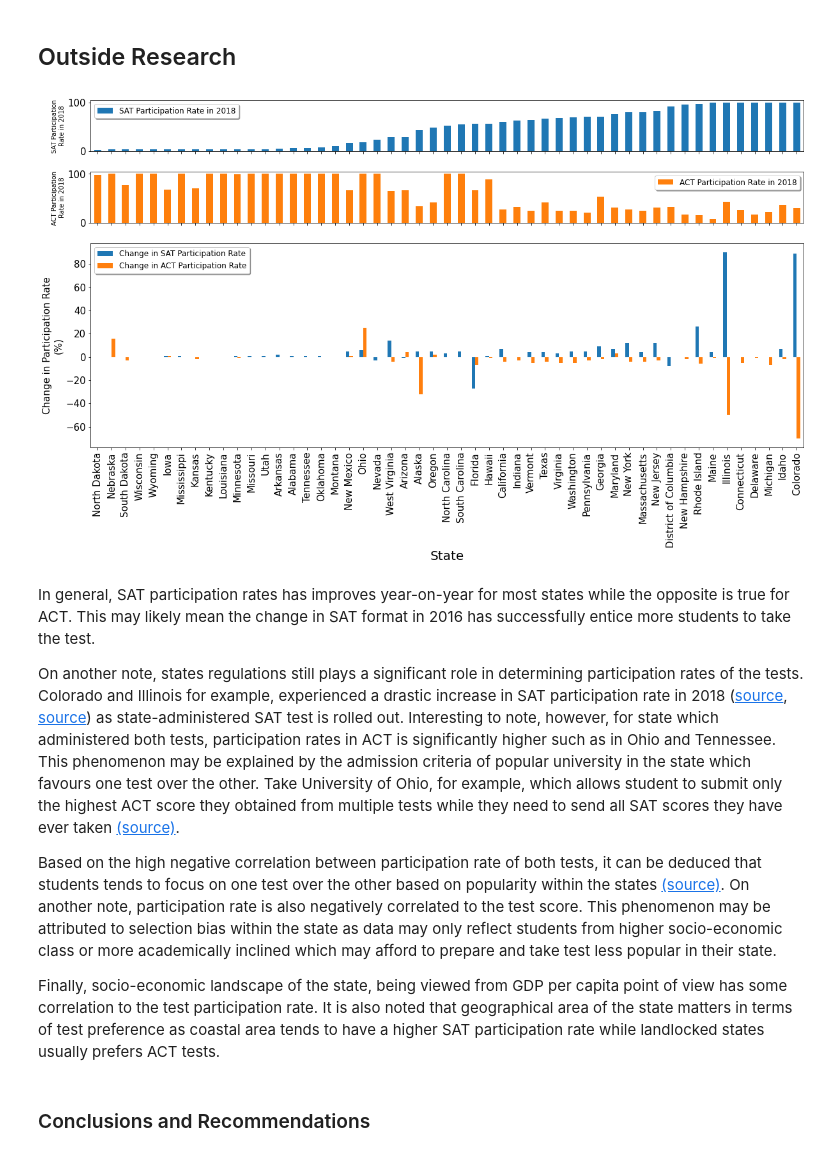
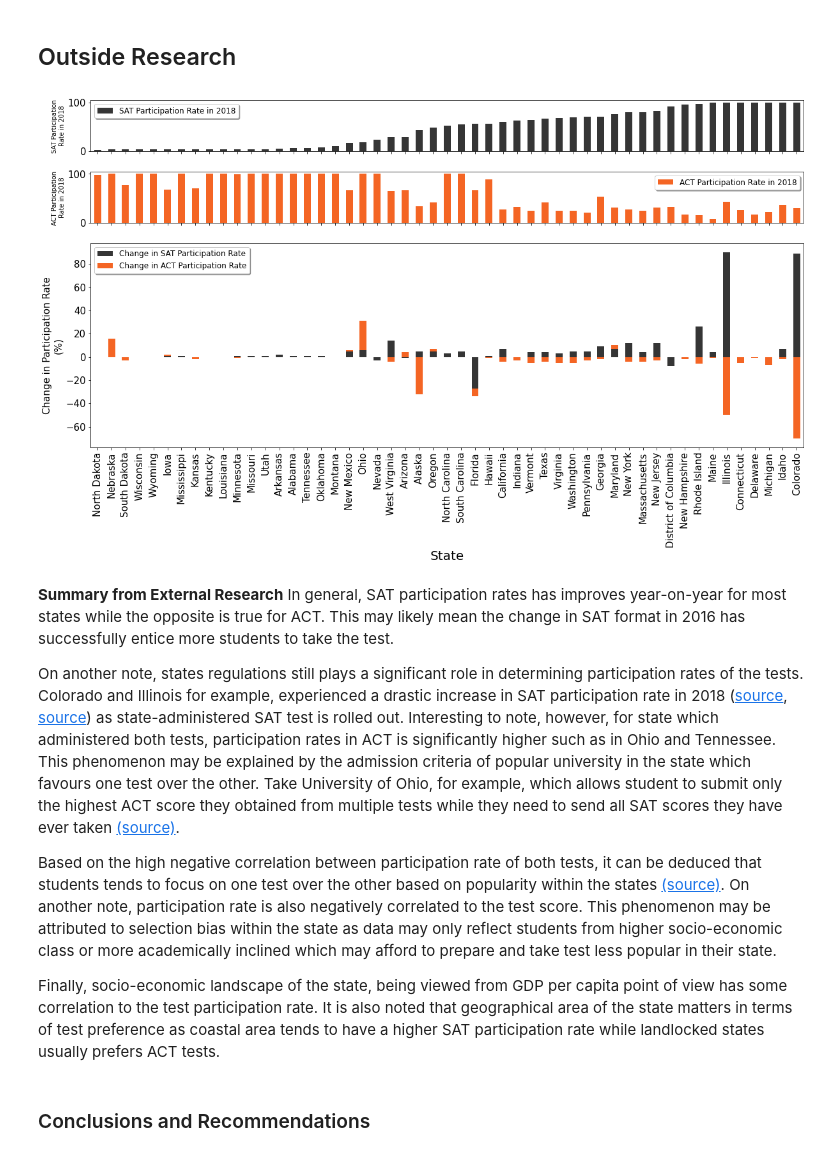
Before and after one commit to jeffersonqiu/general_assembly_projects, a Jupyter notebook: Project_1/code/starter-code.ipynb, the cells around one changed output. Cells and saved outputs as stored; diff of their text form; code cells hidden in the pictures.

```diff
--- a/Project_1/code/starter-code.ipynb
+++ b/Project_1/code/starter-code.ipynb
@@ -1810,30 +1799,35 @@ final['change_part_act'] = final.apply(lambda x: (x['participation_act_2018']-x[
 # %%
 df = final.sort_values(['participation_sat_2018','change_part_sat'\
                         ])[['state','change_part_sat','change_part_act',
                             'participation_act_2018','participation_sat_2018']]
 df['participation_sat_2018'] = df.apply(lambda x: x['participation_sat_2018']*100,axis=1)
 df['participation_act_2018'] = df.apply(lambda x: x['participation_act_2018']*100,axis=1)
 fig, ax = plt.subplots(nrows=3,ncols=1,figsize=(20,10),sharex=True, gridspec_kw={'height_ratios': [1,1,4]})
 ax=ax.ravel()
-df[['state','participation_sat_2018']].plot(x='state',kind='bar',ax=ax[0])
+df[['state','participation_sat_2018']].plot(x='state',kind='bar',ax=ax[0],color='#353535')
 ax[0].legend(['SAT Participation Rate in 2018'], loc='best', shadow=True, fontsize=12)
 ax[0].set_ylabel("SAT Participation \nRate in 2018",fontsize=10)
 ax[0].tick_params(axis='both', which='major', labelsize=15)
 
-df[['state','participation_act_2018']].plot(x='state',kind='bar',ax=ax[1],color='#FE7F0C')
+df[['state','participation_act_2018']].plot(x='state',kind='bar',ax=ax[1],color='#F46524')
 ax[1].legend(['ACT Participation Rate in 2018'], loc='best', shadow=True, fontsize=12)
 ax[1].set_ylabel("ACT Participation \nRate in 2018",fontsize=10)
 ax[1].tick_params(axis='both', which='major', labelsize=15)
 
-df[['state','change_part_sat','change_part_act']].plot(x='state',kind='bar',ax=ax[2])
+df[['state','change_part_sat','change_part_act']].plot(x='state',
+                                                       kind='bar',
+                                                       ax=ax[2],
+                                                       stacked = True,
+                                                      color = ['#353535','#F46524'])
 ax[2].legend(['Change in SAT Participation Rate','Change in ACT Participation Rate'],
           loc='upper left', shadow=True, fontsize=12)
 ax[2].set_ylabel("Change in Participation Rate\n(%)",fontsize=15)
 ax[2].tick_params(axis='both', which='major', labelsize=15)
 ax[2].set_xlabel('State',fontsize=20);
 # %% [output]
-[figure, old version]
+[figure, new version]
 # %% [markdown]
+**Summary from External Research**
 In general, SAT participation rates has improves year-on-year for most states while the opposite is true for ACT. This may likely mean the change in SAT format in 2016 has successfully entice more students to take the test.
 
 On another note, states regulations still plays a significant role in determining participation rates of the tests. Colorado and Illinois for example, experienced a drastic increase in SAT participation rate in 2018 ([source](https://blog.prepscholar.com/which-states-require-the-sat), [source](https://chicago.chalkbeat.org/2018/7/27/21105418/illinois-has-embraced-the-sat-and-the-act-is-mad-about-it)) as state-administered SAT test is rolled out. Interesting to note, however, for state which administered both tests, participation rates in ACT is significantly higher such as in Ohio and Tennessee. This phenomenon may be explained by the admission criteria of popular university in the state which favours one test over the other. Take University of Ohio, for example, which allows student to submit only the highest ACT score they obtained from multiple tests while they need to send all SAT scores they have ever taken [(source)](https://www.prepscholar.com/sat/s/colleges/Ohio-University-admission-requirements).
```
Also changed, not shown: parts of 52 cells of this notebook.
